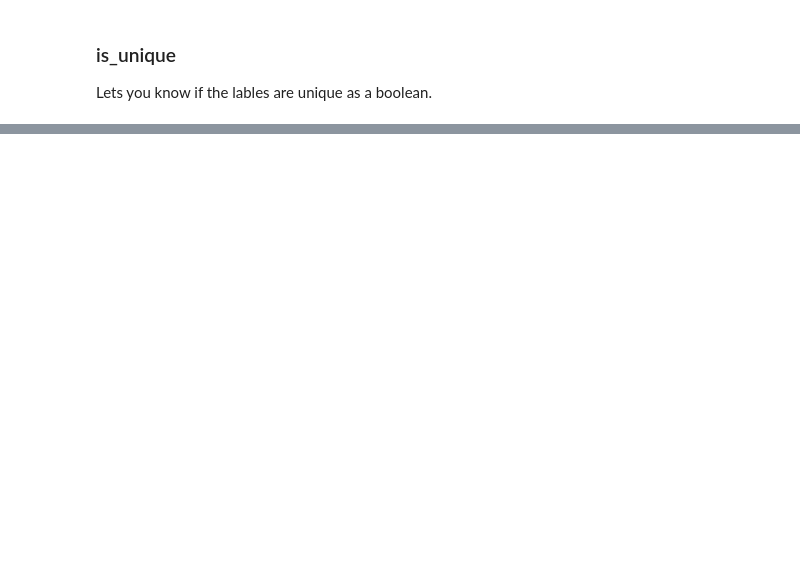
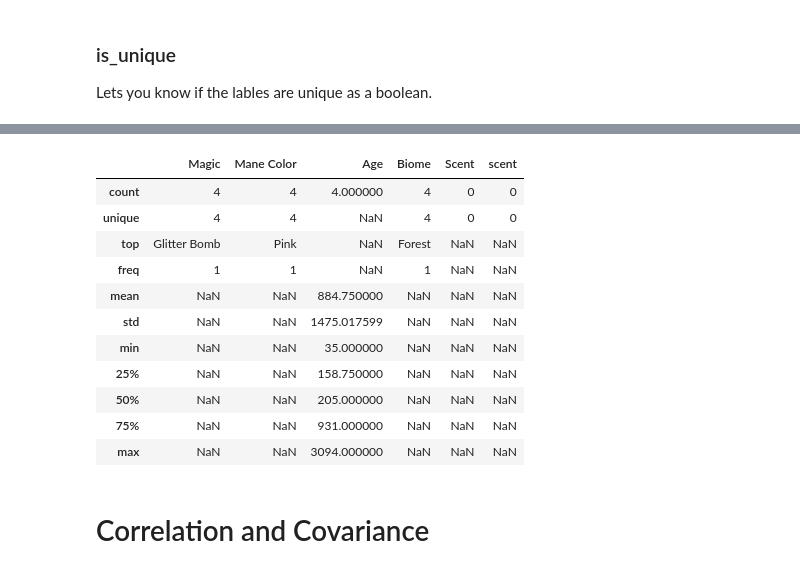
Before and after one commit to EndaFigueroa/DataAnalysisMcKinney-3rd, a Jupyter notebook: Chapter5/Starter.ipynb, the cells around one changed output, grey strips where cells are left out. Cells and saved outputs as stored; diff of their text form; code cells hidden in the pictures; blank space fills up the shorter version.

```diff
--- a/Chapter5/Starter.ipynb
+++ b/Chapter5/Starter.ipynb
@@ -584,0 +682,18 @@ Lets you know if the lables are unique as a boolean.
+# %%
+frame.describe(include='all')
+# include all gives describer to non-numeric cells as well
+# %% [output]
+|  | Magic | Mane Color | Age | Biome | Scent | scent |
+| count | 4 | 4 | 4.000000 | 4 | 0 | 0 |
+| unique | 4 | 4 | NaN | 4 | 0 | 0 |
+| top | Glitter Bomb | Pink | NaN | Forest | NaN | NaN |
+| freq | 1 | 1 | NaN | 1 | NaN | NaN |
+| mean | NaN | NaN | 884.750000 | NaN | NaN | NaN |
+| std | NaN | NaN | 1475.017599 | NaN | NaN | NaN |
+| min | NaN | NaN | 35.000000 | NaN | NaN | NaN |
+| 25% | NaN | NaN | 158.750000 | NaN | NaN | NaN |
+| 50% | NaN | NaN | 205.000000 | NaN | NaN | NaN |
+| 75% | NaN | NaN | 931.000000 | NaN | NaN | NaN |
+| max | NaN | NaN | 3094.000000 | NaN | NaN | NaN |
+# %% [markdown]
+# Correlation and Covariance
```
Also changed, not shown: parts of 18 cells of this notebook.
